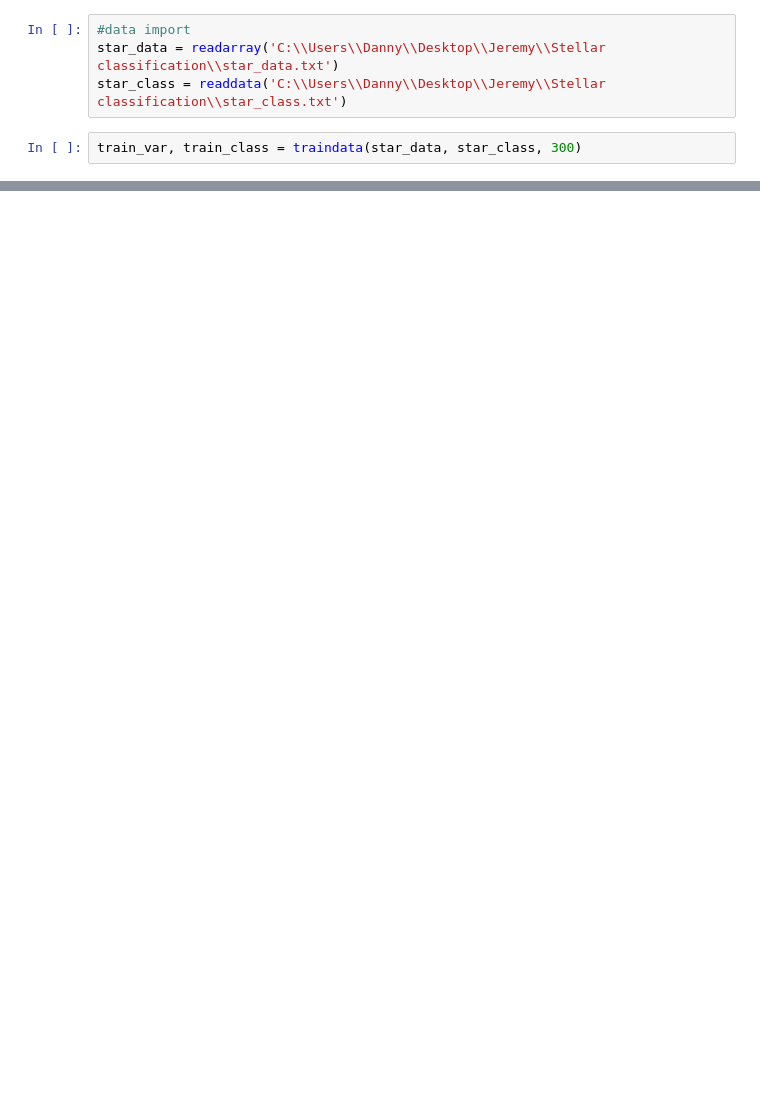
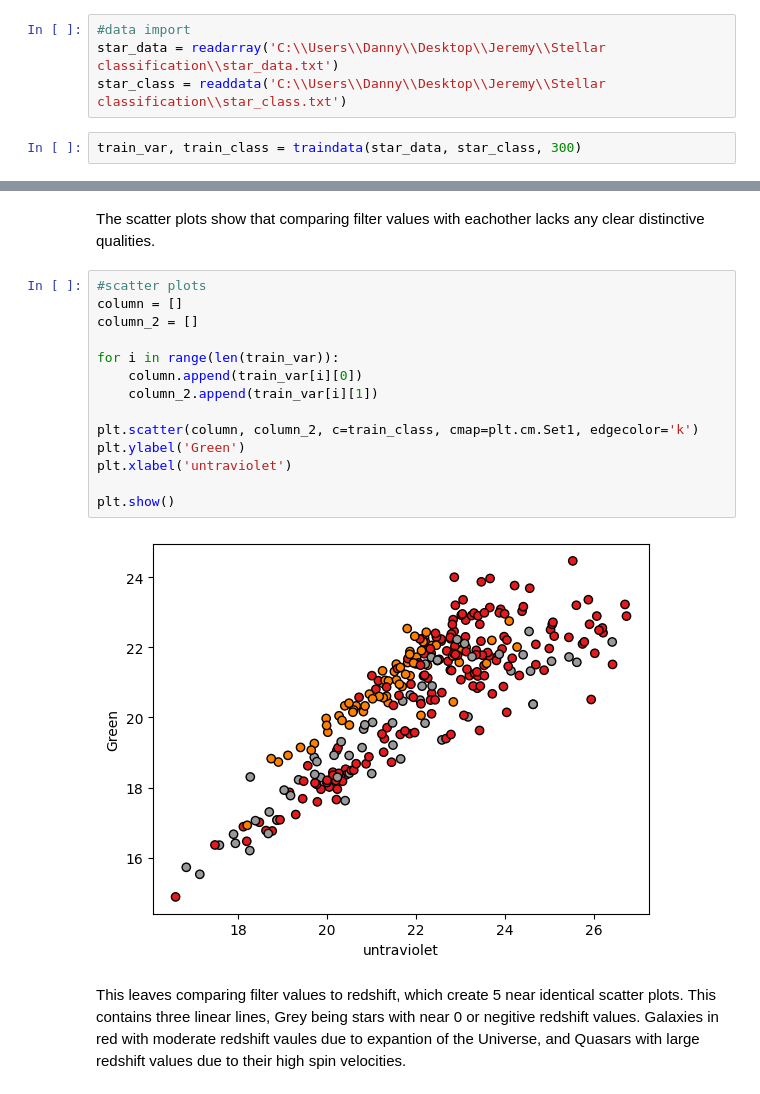
Before and after one commit to Azegon/ComputationalPhysics300, a Jupyter notebook: Projects/Star_classfication.ipynb, the cells around one changed output, grey strips where cells are left out. Saved outputs shown, nothing was run; the diff lists cells and outputs as text; blank space fills up the shorter version.

```diff
--- a/Projects/Star_classfication.ipynb
+++ b/Projects/Star_classfication.ipynb
@@ -98,0 +123,20 @@ plt.show()
+# %% [markdown]
+The scatter plots show that comparing filter values with eachother lacks any clear distinctive qualities.
+# %%
+#scatter plots
+column = []
+column_2 = []
+
+for i in range(len(train_var)):
+    column.append(train_var[i][0])
+    column_2.append(train_var[i][1])
+
+plt.scatter(column, column_2, c=train_class, cmap=plt.cm.Set1, edgecolor='k')
+plt.ylabel('Green')
+plt.xlabel('untraviolet')
+
+plt.show()
+# %% [output]
+[figure, added]
+# %% [markdown]
+This leaves comparing filter values to redshift, which create 5 near identical scatter plots. This contains three linear lines, Grey being stars with near 0 or negitive redshift values. Galaxies in red with moderate redshift vaules due to expantion of the Universe, and Quasars with large redshift values due to their high spin velocities.
```
Also changed, not shown: parts of 20 cells of this notebook, 2 other files.
